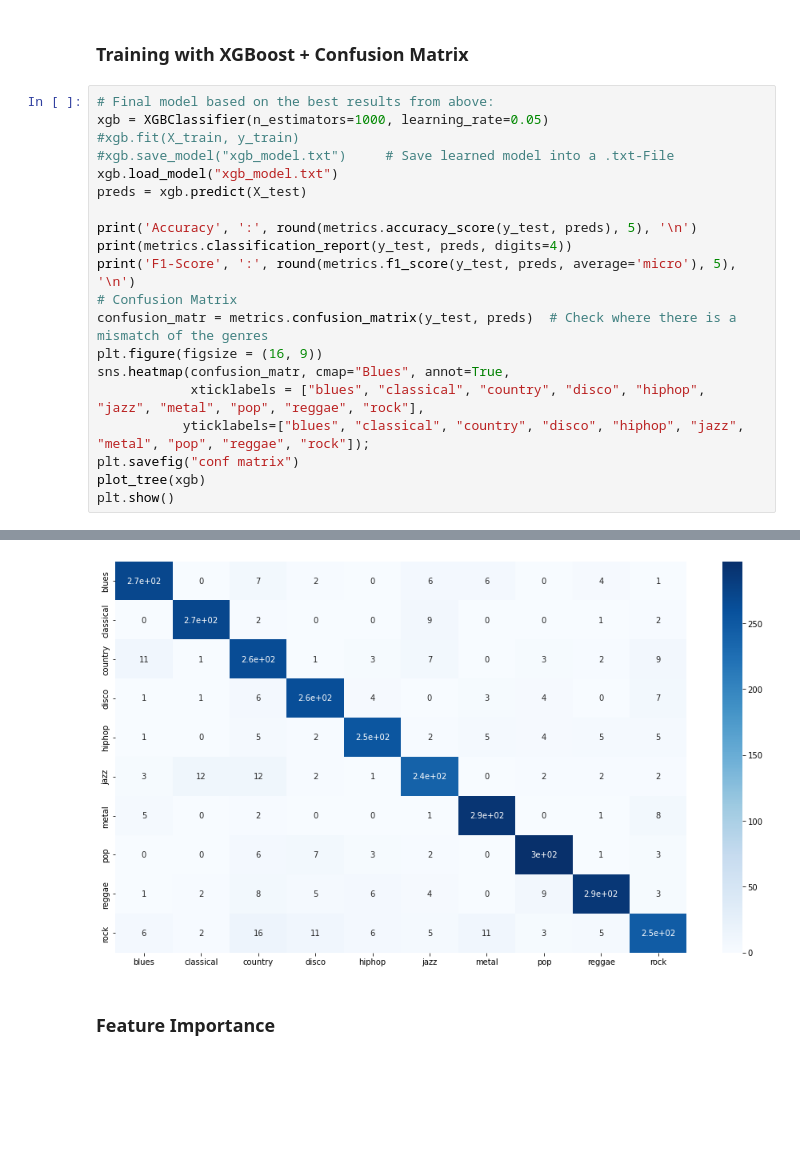
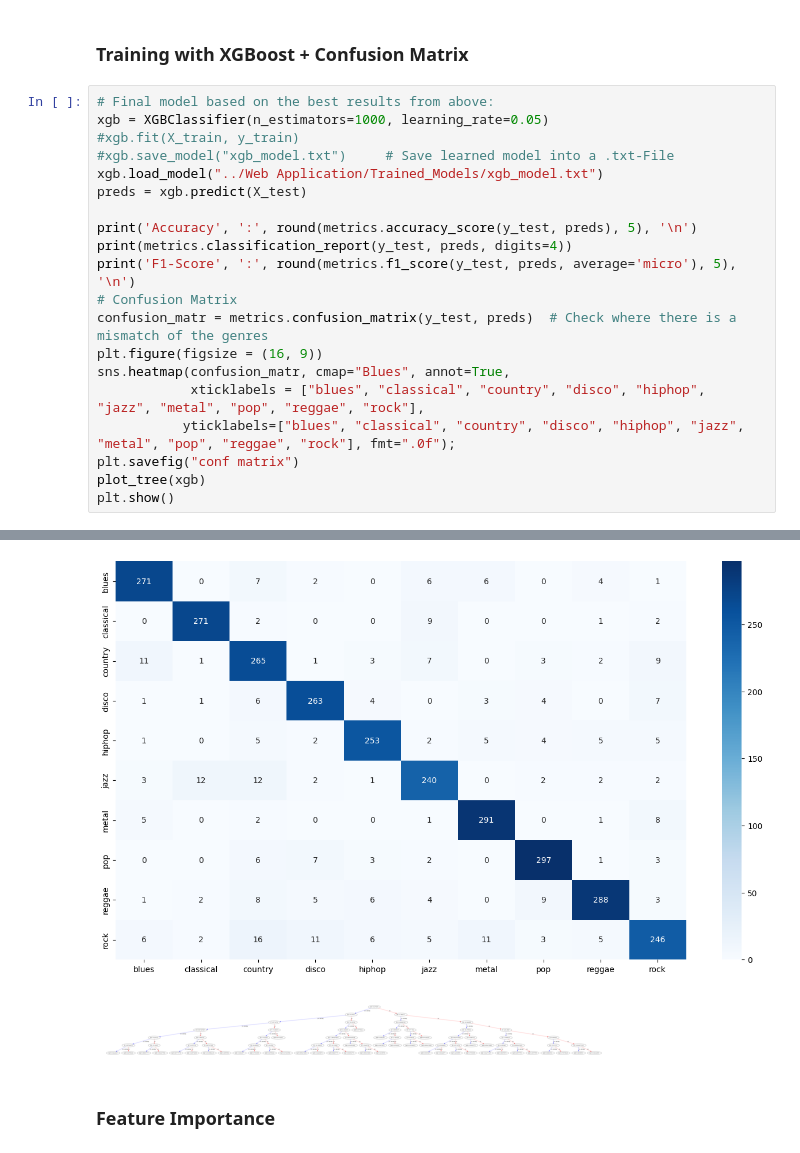
Before and after one commit to amine0el/Data-Science-II, a Jupyter notebook: Jupiter_Notebook/Learning.ipynb, the cells around one changed output, grey strips where cells are left out. Drawn from its saved outputs; the diff is of its cells as text; blank space fills up the shorter version.

```diff
--- a/Jupiter_Notebook/Learning.ipynb
+++ b/Jupiter_Notebook/Learning.ipynb
@@ -171,7 +171,7 @@ plt.show()
 xgb = XGBClassifier(n_estimators=1000, learning_rate=0.05)
 #xgb.fit(X_train, y_train)
 #xgb.save_model("xgb_model.txt")     # Save learned model into a .txt-File
-xgb.load_model("xgb_model.txt")
+xgb.load_model("../Web Application/Trained_Models/xgb_model.txt")
 preds = xgb.predict(X_test)
 
 print('Accuracy', ':', round(metrics.accuracy_score(y_test, preds), 5), '\n')
@@ -179,35 +179,36 @@ print(metrics.classification_report(y_test, preds, digits=4))
 print('F1-Score', ':', round(metrics.f1_score(y_test, preds, average='micro'), 5), '\n')
 # Confusion Matrix
 confusion_matr = metrics.confusion_matrix(y_test, preds)  # Check where there is a mismatch of the genres
 plt.figure(figsize = (16, 9))
 sns.heatmap(confusion_matr, cmap="Blues", annot=True,
             xticklabels = ["blues", "classical", "country", "disco", "hiphop", "jazz", "metal", "pop", "reggae", "rock"],
-           yticklabels=["blues", "classical", "country", "disco", "hiphop", "jazz", "metal", "pop", "reggae", "rock"]);
+           yticklabels=["blues", "classical", "country", "disco", "hiphop", "jazz", "metal", "pop", "reggae", "rock"], fmt=".0f");
 plt.savefig("conf matrix")
 plot_tree(xgb)
 plt.show()
 # %% [output]
 Accuracy : 0.89649
 
               precision    recall  f1-score   support
 
            0     0.9064    0.9125    0.9094       297
            1     0.9377    0.9509    0.9443       285
            2     0.8055    0.8775    0.8399       302
            3     0.8976    0.9100    0.9038       289
            4     0.9167    0.8972    0.9068       282
            5     0.8696    0.8696    0.8696       276
            6     0.9209    0.9448    0.9327       308
            7     0.9224    0.9310    0.9267       319
            8     0.9320    0.8834    0.9071       326
            9     0.8601    0.7910    0.8241       311
 
     accuracy                         0.8965      2995
    macro avg     0.8969    0.8968    0.8964      2995
 weighted avg     0.8971    0.8965    0.8964      2995
 
 F1-Score : 0.89649
-[figure, old version]
+[figure, new version]
+[figure, added]
 # %% [markdown]
 ### Feature Importance
 # %%
```
Also changed, not shown: 1 other file.
